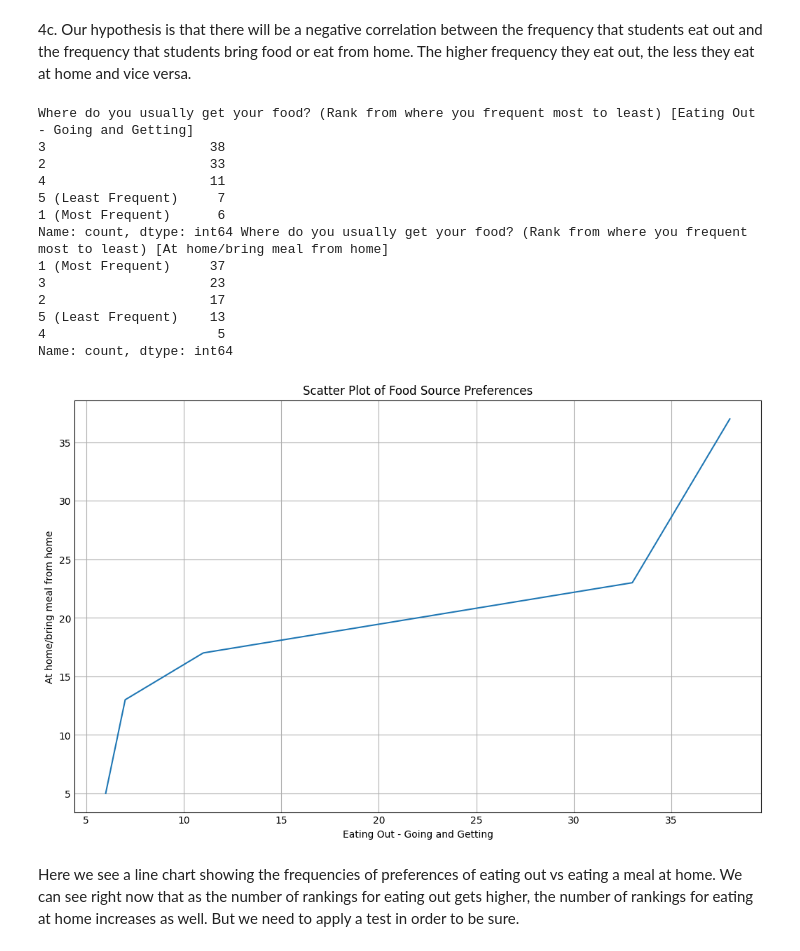
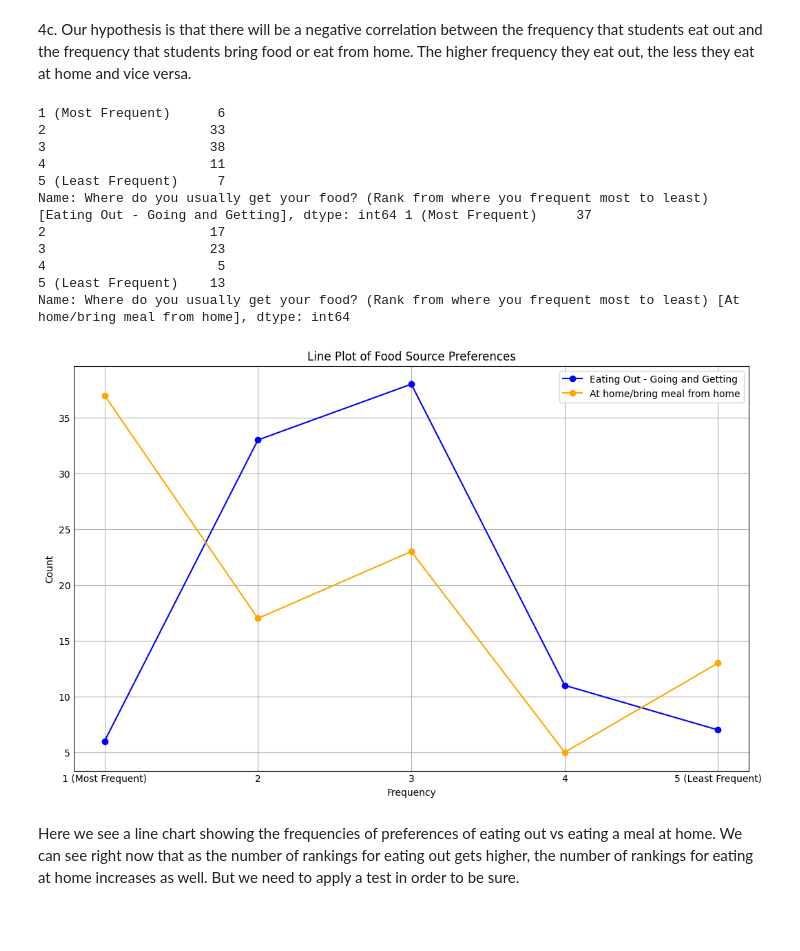
Before and after one commit to NiWong03/cs105lab5-6, a Jupyter notebook: OurProject.ipynb, the cells around one changed output. Saved outputs shown, nothing was run; the diff lists cells and outputs as text; code cells hidden in the pictures; blank space fills up the shorter version.

Commit message:
fixed line graph for pearson correlation

```diff
--- a/OurProject.ipynb
+++ b/OurProject.ipynb
@@ -305,30 +305,32 @@ Here we want to see if students who eat out actualy tend to eat less at home. Th
 # %% [markdown]
 4c. Our hypothesis is that there will be a negative correlation between the frequency that students eat out and the frequency that students bring food or eat from home. The higher frequency they eat out, the less they eat at home and vice versa.
 # %%
-x = df['Where do you usually get your food? (Rank from where you frequent most to least) [Eating Out - Going and Getting]'].value_counts()
-y = df['Where do you usually get your food? (Rank from where you frequent most to least) [At home/bring meal from home]'].value_counts()
+x = df['Where do you usually get your food? (Rank from where you frequent most to least) [Eating Out - Going and Getting]'].value_counts().sort_index()
+y = df['Where do you usually get your food? (Rank from where you frequent most to least) [At home/bring meal from home]'].value_counts().sort_index()
+
+# Create a line plot
+plt.figure(figsize=(10,6))
+plt.plot(x.index, x.values, marker='o', label='Eating Out - Going and Getting', color='blue')
+plt.plot(y.index, y.values, marker='o', label='At home/bring meal from home', color='orange')
+plt.title('Line Plot of Food Source Preferences')
+plt.xlabel('Frequency')
+plt.ylabel('Count')
 print(x,y)
-plt.figure(figsize=(10,6))
-plt.plot(x, y)
-plt.title('Scatter Plot of Food Source Preferences')
-plt.xlabel('Eating Out - Going and Getting')
-plt.ylabel('At home/bring meal from home')
+plt.legend()
 plt.show()
 # %% [output]
-Where do you usually get your food? (Rank from where you frequent most to least) [Eating Out - Going and Getting]
+1 (Most Frequent)      6
+2                     33
 3                     38
-2                     33
 4                     11
 5 (Least Frequent)     7
-1 (Most Frequent)      6
-Name: count, dtype: int64 Where do you usually get your food? (Rank from where you frequent most to least) [At home/bring meal from home]
-1 (Most Frequent)     37
+Name: Where do you usually get your food? (Rank from where you frequent most to least) [Eating Out - Going and Getting], dtype: int64 1 (Most Frequent)     37
+2                     17
 3                     23
-2                     17
+4                      5
 5 (Least Frequent)    13
-4                      5
-Name: count, dtype: int64
+Name: Where do you usually get your food? (Rank from where you frequent most to least) [At home/bring meal from home], dtype: int64
-[figure, old version]
+[figure, new version]
 # %% [markdown]
 Here we see a line chart showing the frequencies of preferences of eating out vs eating a meal at home. We can see right now that as the number of rankings for eating out gets higher, the number of rankings for eating at home increases as well. But we need to apply a test in order to be sure.
 # %% [markdown]
```
Also changed, not shown: parts of 1 cell of this notebook.
